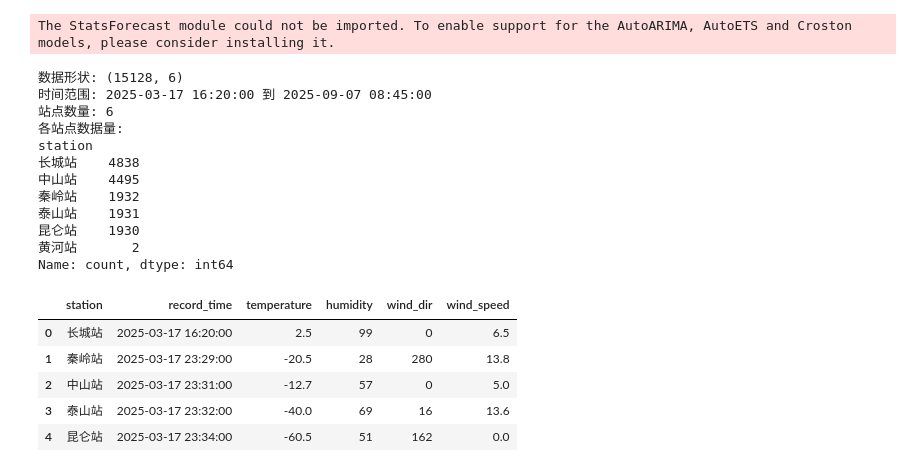
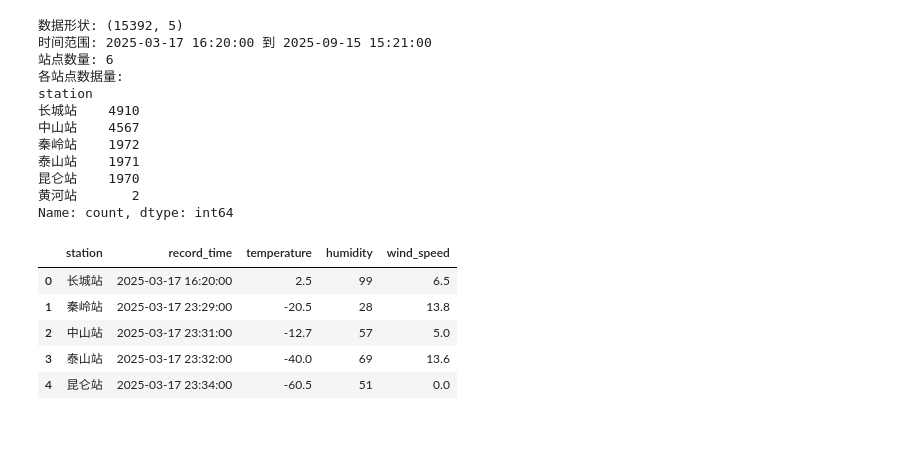
Before and after one commit to JekYUlll/microclimate_demo, a Jupyter notebook: train.ipynb, the cells around one changed output. Cells and saved outputs as stored; diff of their text form; code cells hidden in the pictures; blank space fills up the shorter version.

```diff
--- a/train.ipynb
+++ b/train.ipynb
@@ -2,6 +2,14 @@
 # ============================================
 # 1. 导入依赖
 # ============================================
+import warnings
+import os
+
+# 抑制警告信息
+warnings.filterwarnings('ignore', category=FutureWarning)
+warnings.filterwarnings('ignore', category=UserWarning)
+os.environ['TQDM_DISABLE'] = '1'
+
 import pandas as pd
 import matplotlib.pyplot as plt
 import mysql.connector
@@ -10,8 +18,9 @@ import numpy as np
 from darts import TimeSeries
 from darts.models import TFTModel
 from darts.dataprocessing.transformers import Scaler
+
+# 定义特征列（统一管理）
+FEATURES = ["temperature", "humidity", "wind_speed"]
-# %% [output]
-The StatsForecast module could not be imported. To enable support for the AutoARIMA, AutoETS and Croston models, please consider installing it.
 # %%
 # ============================================
 # 2. 连接 MySQL 并读取数据
@@ -24,47 +33,48 @@ db_config = {
     "database": "antarctic_data",
     "charset": "utf8mb4",
 }
 
 conn = mysql.connector.connect(**db_config)
 
 query = """
-SELECT station, record_time, temperature, humidity, wind_dir, wind_speed
+SELECT station, record_time, temperature, humidity, wind_speed
+-- wind_dir  # 暂时注释掉风向，因为数据有问题
 FROM weather_data
 ORDER BY record_time ASC
 """
 
 df = pd.read_sql(query, conn)
 conn.close()
 
 # 转换时间列
 df['record_time'] = pd.to_datetime(df['record_time'])
 
 print(f"数据形状: {df.shape}")
 print(f"时间范围: {df['record_time'].min()} 到 {df['record_time'].max()}")
 print(f"站点数量: {df['station'].nunique()}")
 print(f"各站点数据量:")
 print(df['station'].value_counts())
 
 df.head()
 # %% [output]
-数据形状: (15128, 6)
-时间范围: 2025-03-17 16:20:00 到 2025-09-07 08:45:00
+数据形状: (15392, 5)
+时间范围: 2025-03-17 16:20:00 到 2025-09-15 15:21:00
 站点数量: 6
 各站点数据量:
 station
-长城站    4838
-中山站    4495
-秦岭站    1932
-泰山站    1931
-昆仑站    1930
+长城站    4910
+中山站    4567
+秦岭站    1972
+泰山站    1971
+昆仑站    1970
 黄河站       2
 Name: count, dtype: int64
-|  | station | record_time | temperature | humidity | wind_dir | wind_speed |
-| 0 | 长城站 | 2025-03-17 16:20:00 | 2.5 | 99 | 0 | 6.5 |
-| 1 | 秦岭站 | 2025-03-17 23:29:00 | -20.5 | 28 | 280 | 13.8 |
-| 2 | 中山站 | 2025-03-17 23:31:00 | -12.7 | 57 | 0 | 5.0 |
-| 3 | 泰山站 | 2025-03-17 23:32:00 | -40.0 | 69 | 16 | 13.6 |
-| 4 | 昆仑站 | 2025-03-17 23:34:00 | -60.5 | 51 | 162 | 0.0 |
+|  | station | record_time | temperature | humidity | wind_speed |
+| 0 | 长城站 | 2025-03-17 16:20:00 | 2.5 | 99 | 6.5 |
+| 1 | 秦岭站 | 2025-03-17 23:29:00 | -20.5 | 28 | 13.8 |
+| 2 | 中山站 | 2025-03-17 23:31:00 | -12.7 | 57 | 5.0 |
+| 3 | 泰山站 | 2025-03-17 23:32:00 | -40.0 | 69 | 13.6 |
+| 4 | 昆仑站 | 2025-03-17 23:34:00 | -60.5 | 51 | 0.0 |
 # %%
 # ============================================
 # 3. 数据可视化（单个站点示例）
```
Also changed, not shown: parts of 8 cells of this notebook, 5 other files.
